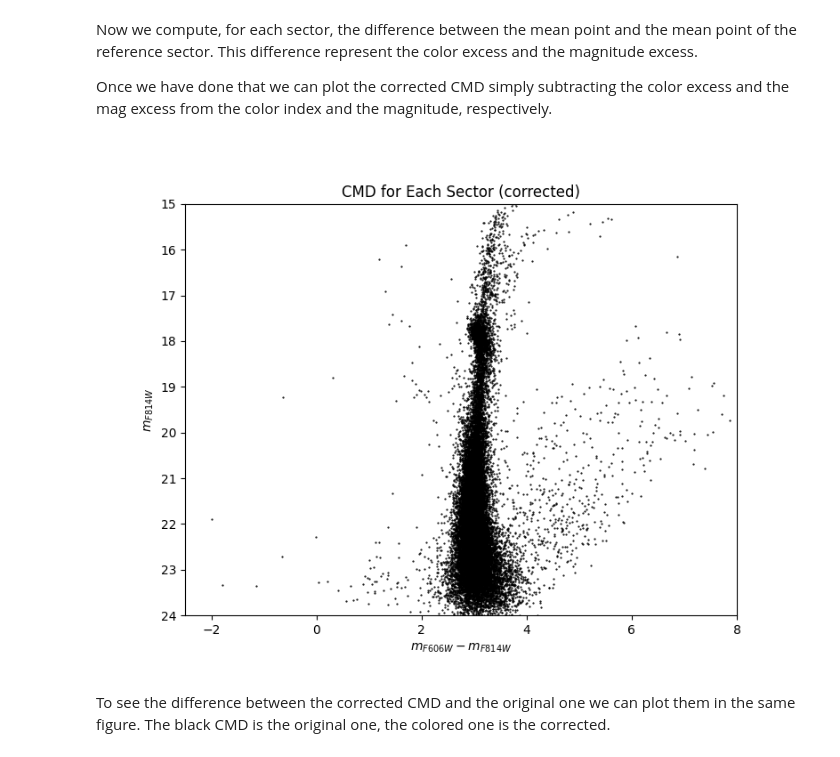
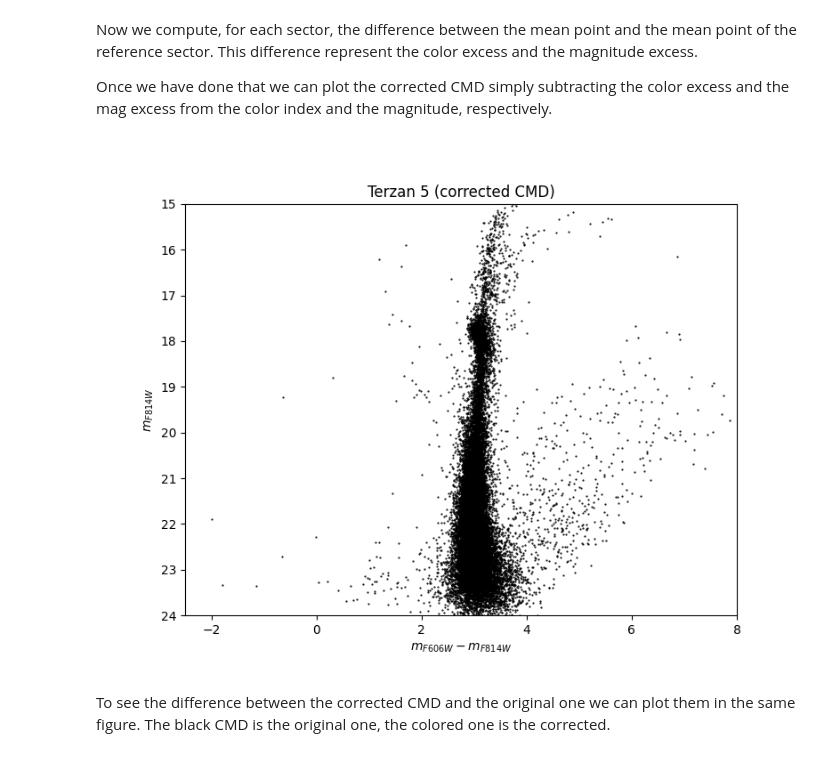
Before and after one commit to giadaaggio/stellar_rp, a Jupyter notebook: Ter5.ipynb, the cells around one changed output. Saved outputs shown, nothing was run; the diff lists cells and outputs as text; code cells hidden in the pictures.

```diff
--- a/Ter5.ipynb
+++ b/Ter5.ipynb
@@ -211,28 +211,28 @@ Once we have done that we can plot the corrected CMD simply subtracting the colo
 # %%
 # compute for each sector the difference between the mean point and the minimum standard deviation sector
 for sector_index in range(n_sectors_x * n_sectors_y):
     color_excess = mean_points[sector_index][0] - mean_points[min_std_sector][0]
     mag_excess = mean_points[sector_index][1] - mean_points[min_std_sector][1]
     color_excesses.append(color_excess)
     mag_excesses.append(mag_excess)
 
 # plot the CMD for all sectors on the same figure
 plt.figure(figsize=(8, 6))
 
 for sector_index in range(n_sectors_x * n_sectors_y):
     sector_data = data[data['Sector'] == sector_index]
     plt.scatter(sector_data['F606W'] - sector_data['F814W'] - color_excesses[sector_index],
                 sector_data['F814W'] - mag_excesses[sector_index], color='black', s=0.3)
 
 plt.gca().invert_yaxis()
 plt.ylim(24, 15)
 plt.xlim(-2.5,8.)
 plt.xlabel(r'$m_{F606W} - m_{F814W}$')
 plt.ylabel(r'$m_{F814W}$')
-plt.title('CMD for Each Sector (corrected)')
+plt.title('Terzan 5 (corrected CMD)')
 plt.show()
 # %% [output]
-[figure, old version]
+[figure, new version]
 # %% [markdown]
 To see the difference between the corrected CMD and the original one we can plot them in the same figure. The black CMD is the original one, the colored one is the corrected.
 # %%
```
Also changed, not shown: parts of 3 cells of this notebook.
